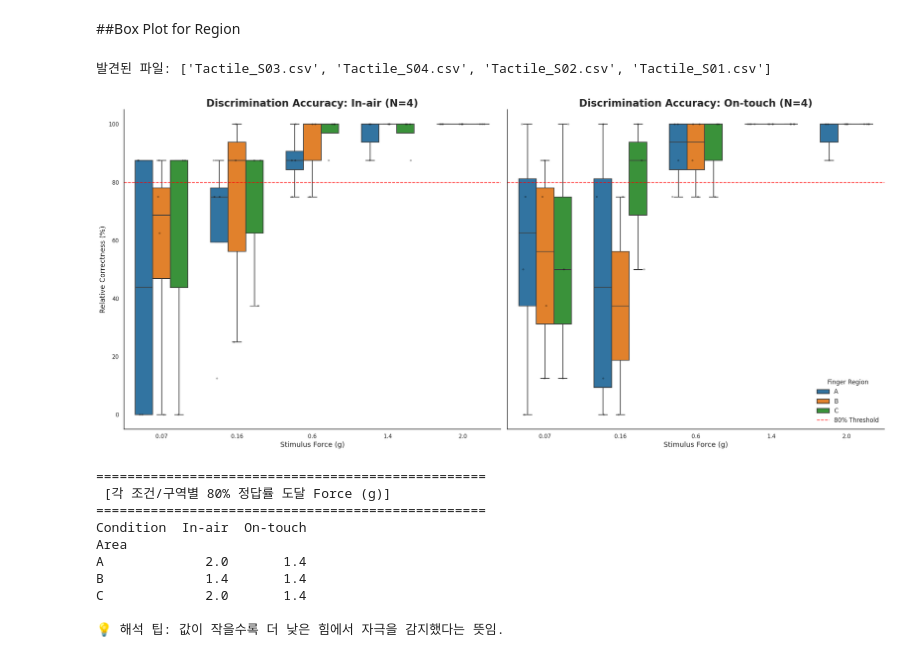
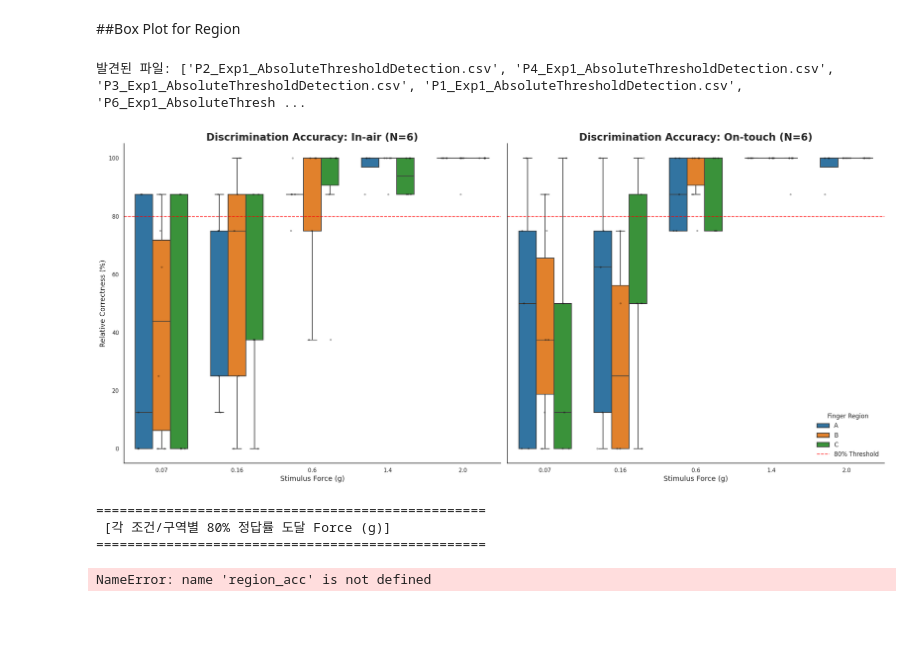
Before and after one commit to kyungeunvoyage/NailFoldExp, a Jupyter notebook: DataAnalysis_2.ipynb, the cells around one changed output. Saved outputs shown, nothing was run; the diff lists cells and outputs as text; code cells hidden in the pictures; blank space fills up the shorter version.

```diff
--- a/DataAnalysis_2.ipynb
+++ b/DataAnalysis_2.ipynb
@@ -27,7 +27,7 @@ if data_list:
     df = pd.concat(data_list, ignore_index=True)
 
     # 1. Condition 명칭 변경 (Active -> On-touch)
-    df['Condition'] = df['Condition'].replace('Active', 'On-touch')
+    df['Condition'] = df['Condition'].replace('Active', 'On-touch(Soft)')
 
     # 2. 분석 대상 구역 필터링 (Area A, B, C)
     df = df[df['Area'].isin(['A', 'B', 'C'])]
@@ -295,8 +307,9 @@ plt.show()
 ##Region별 accuracy
 # %%
 # 1. 파일 리스트 (본인의 CSV 파일명으로 수정)
-file_names = ['Tactile_S01.csv','Tactile_S02.csv','Tactile_S03.csv', 'Tactile_S04.csv']
-df_list = []
+file_names = ['P1_Exp1_AbsoluteThresholdDetection.csv','P2_Exp1_AbsoluteThresholdDetection.csv','P3_Exp1_AbsoluteThresholdDetection.csv','P4_Exp1_AbsoluteThresholdDetection.csv'
+              ,'P5_Exp1_AbsoluteThresholdDetection.csv', 'P6_Exp1_AbsoluteThresholdDetection.csv']
+data_list = []
 
 for f in file_names:
     try:
@@ -368,7 +383,7 @@ import glob
 import os
 
 # 1. 모든 Tactile_S*.csv 파일 자동 로드 및 통합
-file_pattern = 'Tactile_S*.csv'
+file_pattern = 'P*_Exp1_AbsoluteThresholdDetection.csv'
 all_files = glob.glob(file_pattern)
 
 if not all_files:
@@ -432,35 +447,35 @@ else:
             dodge=True,
             palette=['#000000']*3, # 시인성을 위해 검은색 점 사용
             alpha=0.3,
             size=4,
             jitter=0.15,
             order=force_order,
             legend=False
         )
 
         # 80% 역치 기준선
         axes[i].axhline(80, color='red', linestyle='--', linewidth=1.5, alpha=0.7, label='80% Threshold')
 
         # 타이틀 및 라벨 설정 (N수 자동 표시)
         num_subjects = df['SubjectID'].nunique()
         axes[i].set_title(f'Discrimination Accuracy: {cond} (N={num_subjects})', fontsize=20, fontweight='bold')
         axes[i].set_xlabel('Stimulus Force (g)', fontsize=14)
         axes[i].set_ylabel('Relative Correctness (%)' if i==0 else "", fontsize=14)
         axes[i].set_ylim(-5, 105)
 
         # 레전드 설정
         if i == 1:
             axes[i].legend(title="Finger Region", loc='lower right', frameon=False, fontsize=12)
         else:
             if axes[i].get_legend():
                 axes[i].get_legend().remove()
 
     sns.despine()
     plt.tight_layout()
     plt.show()
 # %% [output]
-발견된 파일: ['Tactile_S03.csv', 'Tactile_S04.csv', 'Tactile_S02.csv', 'Tactile_S01.csv']
+발견된 파일: ['P2_Exp1_AbsoluteThresholdDetection.csv', 'P4_Exp1_AbsoluteThresholdDetection.csv', 'P3_Exp1_AbsoluteThresholdDetection.csv', 'P1_Exp1_AbsoluteThresholdDetection.csv', 'P6_Exp1_AbsoluteThresh ...
-[figure, old version]
+[figure, new version]
 # %%
 print("="*50)
 print(" [각 조건/구역별 80% 정답률 도달 Force (g)] ")
@@ -478,13 +493,7 @@ print("\n💡 해석 팁: 값이 작을수록 더 낮은 힘에서 자극을 감
 ==================================================
  [각 조건/구역별 80% 정답률 도달 Force (g)]
 ==================================================
-Condition  In-air  On-touch
-Area
-A             2.0       1.4
-B             1.4       1.4
-C             2.0       1.4
-
-💡 해석 팁: 값이 작을수록 더 낮은 힘에서 자극을 감지했다는 뜻임.
+NameError: name 'region_acc' is not defined
 # %%
 # 각 조건/구역별로 정확히 80%를 넘는 최소 Force 값을 찾는 코드
 thresholds = region_acc[region_acc['IsCorrect'] >= 0.8].groupby(['Condition', 'Area'])['Force_Val'].min()
```
Also changed, not shown: parts of 8 cells of this notebook.
